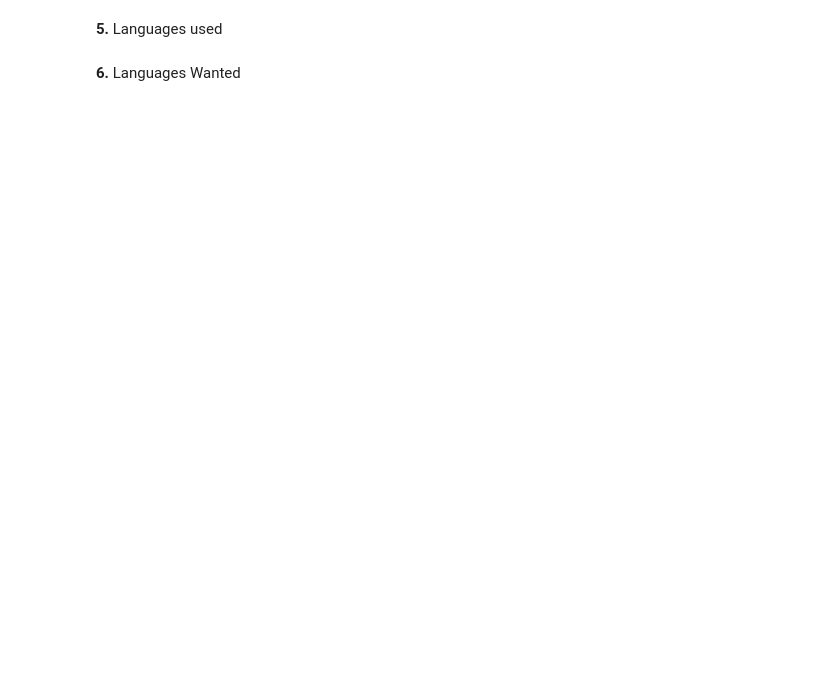
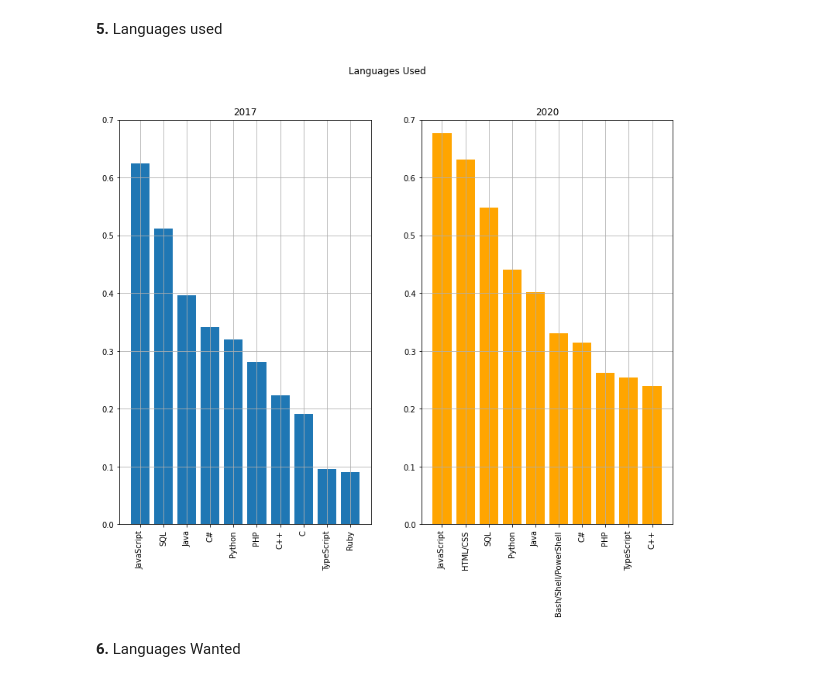
Before and after one commit to Data-Science-NDegree-MRusso/DSND-P1-Data-Exploration, a Jupyter notebook: code/Some Look at Different Data.ipynb, the cells around one changed output. Saved outputs shown, nothing was run; the diff lists cells and outputs as text; code cells hidden in the pictures; blank space fills up the shorter version.

```diff
--- a/code/Some Look at Different Data.ipynb
+++ b/code/Some Look at Different Data.ipynb
@@ -69,20 +138,38 @@ lang_used_20 = df_20.LanguageWorkedWith.value_counts() #2020
+# %%
+possible_vals_17 = ["Assembly", "C", "C#", "C++", "CoffeeScript", "Haskell", "Go", "Groovy", "Java", "JavaScript",
+                    "Lua", "Matlab", "Objective-C", "Perl", "PHP", "Python", "R", "Ruby", "Scala", "SQL", "Swift",
+                    "TypeScript", "VBA", "VB.NET", "Visual Basic 6"];
+# %%
+possible_vals_20 = ["Assembly", "Bash/Shell/PowerShell", "C", "C#", "C++", "Dart", "Go", "Haskell", "HTML/CSS", "Java",
+                    "JavaScript", "Julia", "Kotlin", "Objective-C", "Perl", "PHP", "Python", "R", "Ruby", "Rust",
+                    "Scala", "SQL", "Swift", "TypeScript", "VBA"];
+# %%
+lu_17_df = total_count(lu_17, 'language', 'count', possible_vals_17, '; ')
+# %%
+lu_20_df = total_count(lu_20, 'language', 'count', possible_vals_20, ';')
 # %%
 # Bar chart of the proportion of the top 10 languages/combinations for the individuals in count_vals
 
 fig, (ax1, ax2) = plt.subplots(1, 2)
 fig.suptitle("Languages Used")
 fig.set_figheight(9.6)
 fig.set_figwidth(12.8)
 
-(lang_used_17[:10]/df_17.shape[0]).plot(ax=ax1, kind="bar")
+ax1.bar(lu_17_df[:10]['language'].to_list(), lu_17_df[:10]['count'].to_list()
+        /(num_rows_17 - df_17.HaveWorkedLanguage.isnull().sum()))
+ax1.tick_params('x', labelrotation=90)
 ax1.set_title("2017")
-ax1.set_ylim([0, 0.025])
+ax1.set_ylim([0, 0.7])
 ax1.grid()
 
-(lang_used_20[:10]/df_20.shape[0]).plot(ax=ax2, kind="bar", color = "orange");
+ax2.bar(lu_20_df[:10]['language'].to_list(), lu_20_df[:10]['count'].to_list()
+        /(num_rows_20 - df_20.LanguageWorkedWith.isnull().sum()), color = "orange")
+ax2.tick_params('x', labelrotation=90)
 ax2.set_title("2020")
-ax2.set_ylim([0, 0.025])
+ax2.set_ylim([0, 0.7])
 ax2.grid();
+# %% [output]
+[figure, added]
 # %% [markdown]
 **6.** Languages Wanted
 # %%
```
Also changed, not shown: parts of 20 cells of this notebook, 4 other files.
